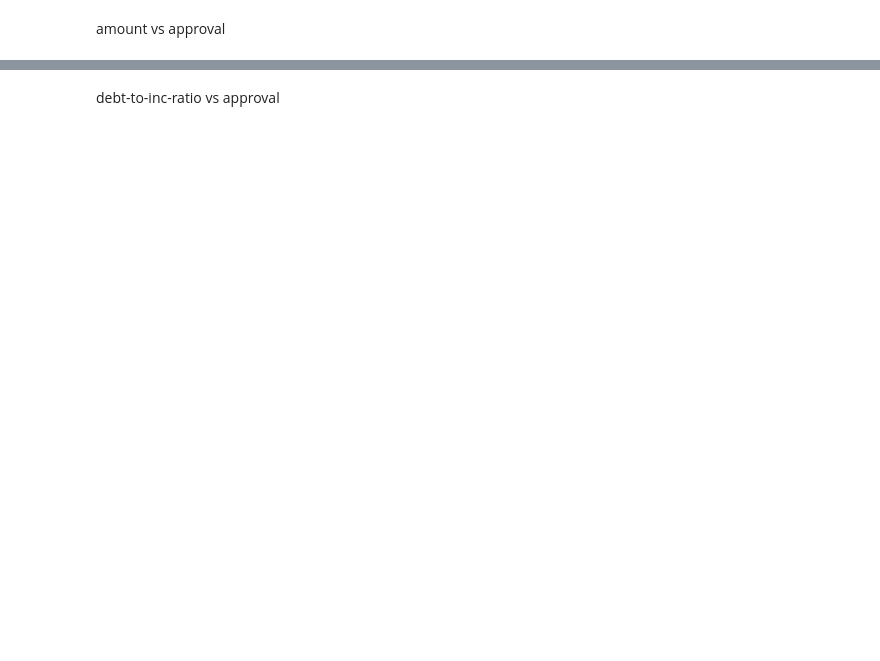
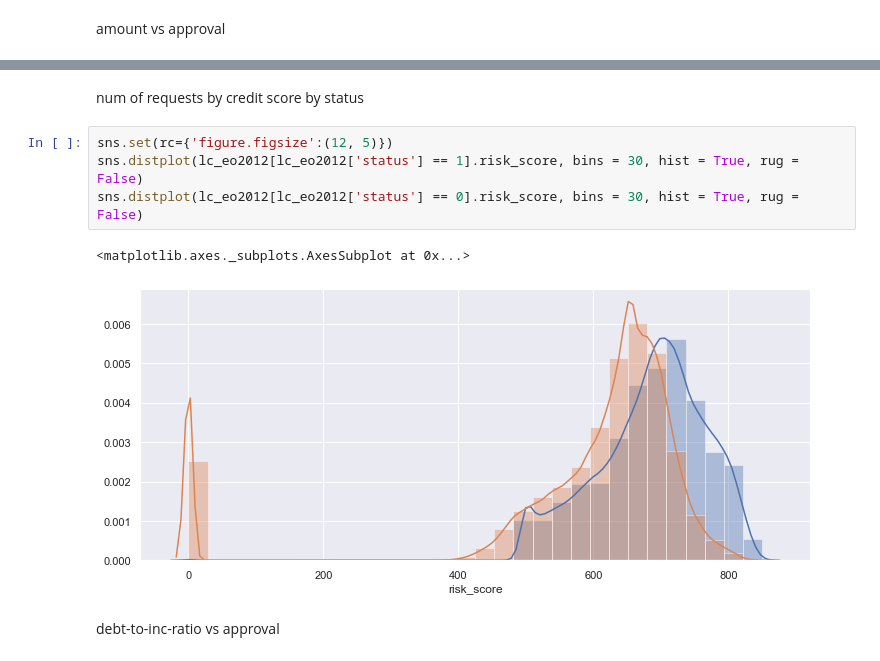
Before and after one commit to dynacao/lendingclub_ml, a Jupyter notebook: LC_EDA.ipynb, the cells around one changed output, grey strips where cells are left out. Saved outputs shown, nothing was run; the diff lists cells and outputs as text; blank space fills up the shorter version.

```diff
--- a/LC_EDA.ipynb
+++ b/LC_EDA.ipynb
@@ -50,3 +95,12 @@ sns.barplot(data = lc_eo2012, x = 'status', y = 'amount', ci = 99)
+# %% [markdown]
+num of requests by credit score by status
+# %%
+sns.set(rc={'figure.figsize':(12, 5)})
+sns.distplot(lc_eo2012[lc_eo2012['status'] == 1].risk_score, bins = 30, hist = True, rug = False)
+sns.distplot(lc_eo2012[lc_eo2012['status'] == 0].risk_score, bins = 30, hist = True, rug = False)
+# %% [output]
+<matplotlib.axes._subplots.AxesSubplot at 0x...>
+[figure, added]
 # %% [markdown]
 debt-to-inc-ratio vs approval
 # %%
```
Also changed, not shown: parts of 42 cells of this notebook.
